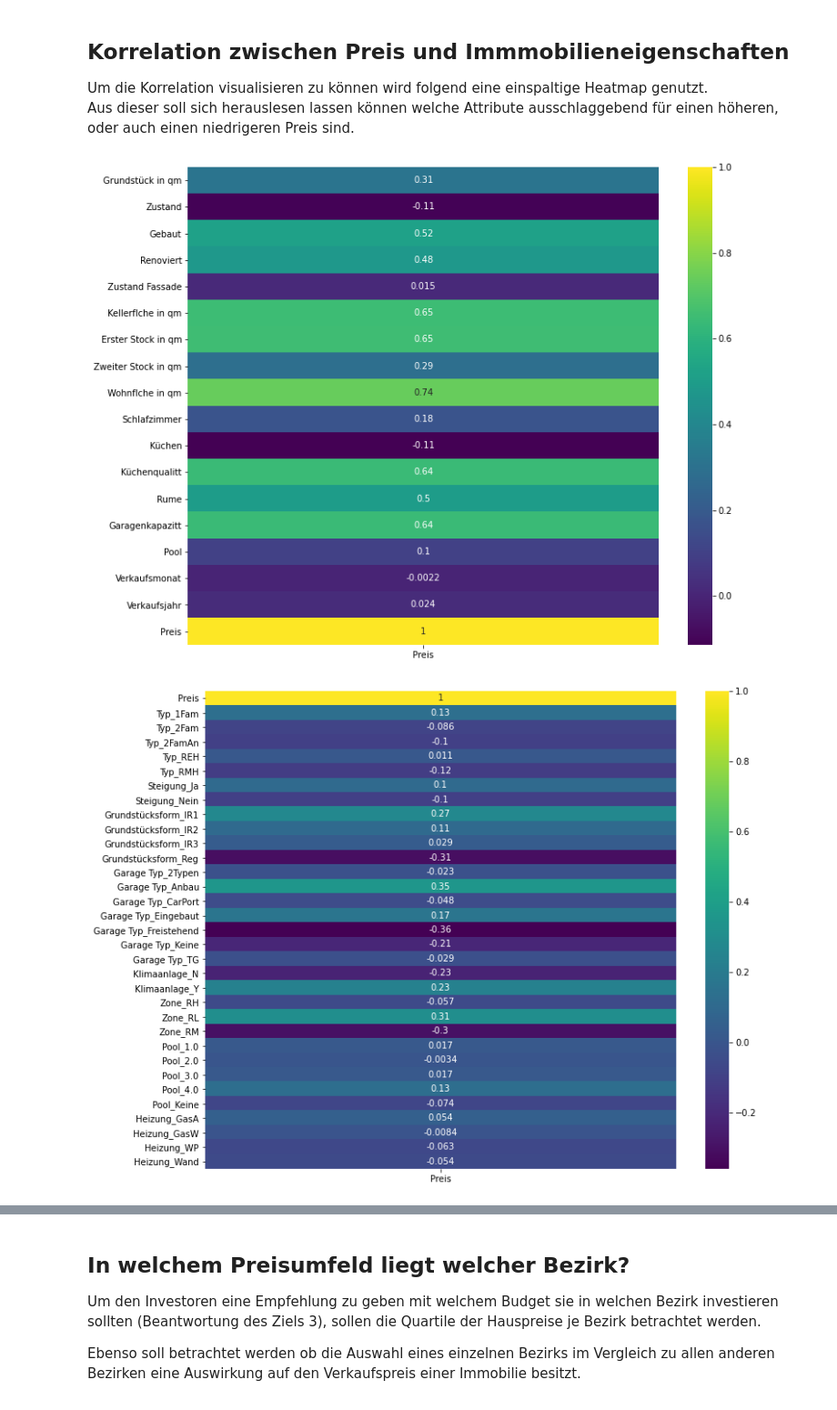
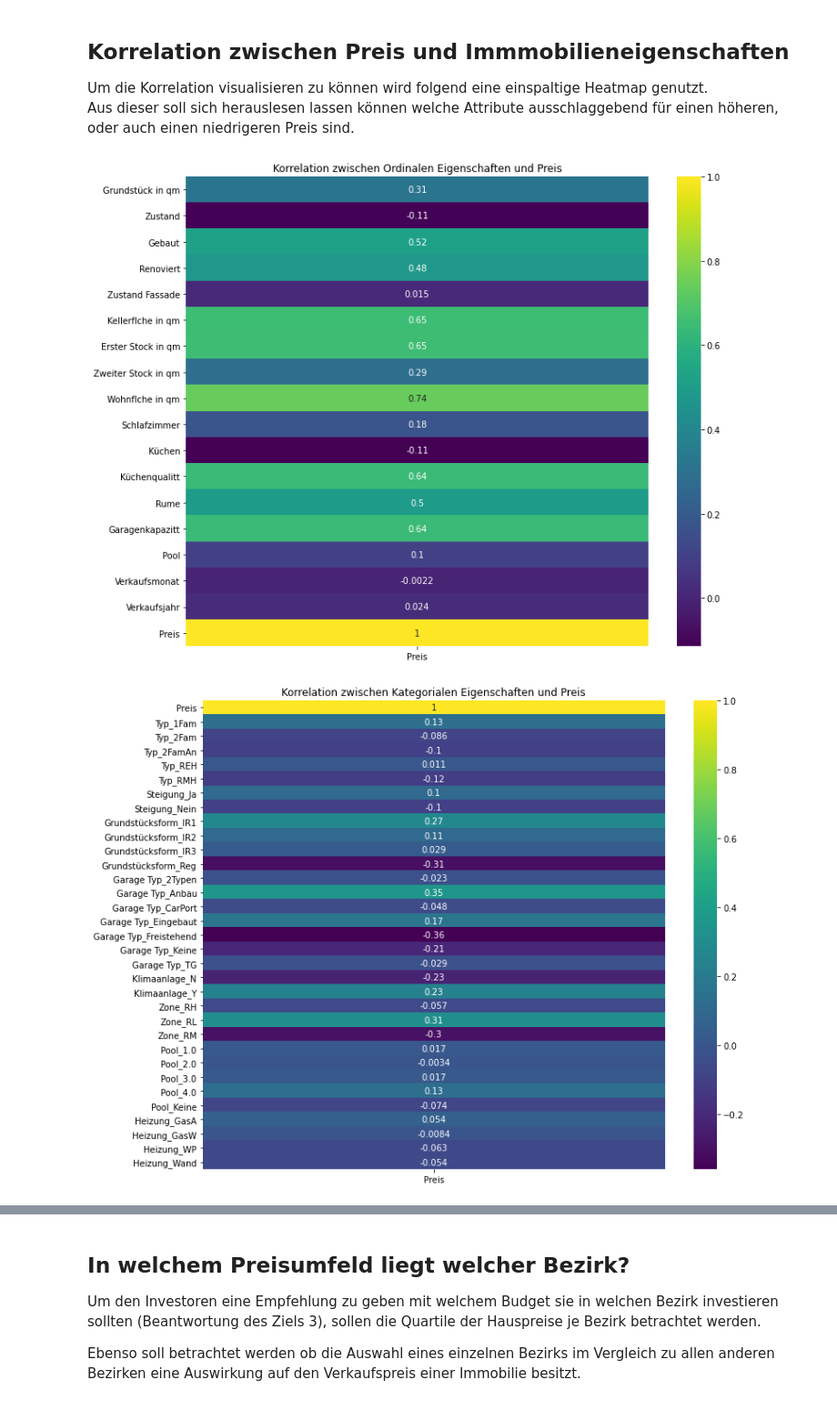
Before and after one commit to nailujx86/gotham-real-estate, a Jupyter notebook: Aufgabe2.ipynb, the cells around one changed output, grey strips where cells are left out. Shown at 91% size. Cells and saved outputs as stored; diff of their text form; code cells hidden in the pictures.

```diff
--- a/Aufgabe2.ipynb
+++ b/Aufgabe2.ipynb
@@ -105,20 +110,20 @@ Aus dieser soll sich herauslesen lassen können welche Attribute ausschlaggebend
 # %%
 # Ordinale Daten
 plt.figure(figsize = (12, 10))
-sb.heatmap(data = dataset.fillna(0).corr()['Preis'].to_frame(), annot = True, cmap = 'viridis')
+sb.heatmap(data = dataset.fillna(0).corr()['Preis'].to_frame(), annot = True, cmap = 'viridis').set_title("Korrelation zwischen Ordinalen Eigenschaften und Preis")
 plt.show()
 # %% [output]
-[figure, old version]
+[figure, new version]
 # %%
 # Kategoriale Daten
 encoded_kategorieeigenschaften = pd.get_dummies(dataset[['Typ', 'Steigung', 'Grundstücksform', 'Garage Typ', 'Klimaanlage', 'Zone', 'Pool', 'Heizung']].fillna('Keine'))
 
-bezirk_preis = dataset[['Preis']].join(encoded_kategorieeigenschaften)
+kategorie_preis = dataset[['Preis']].join(encoded_kategorieeigenschaften)
 plt.figure(figsize = (12, 10))
-sb.heatmap(data = bezirk_preis.corr()['Preis'].to_frame(), annot = True, cmap = 'viridis')
+sb.heatmap(data = kategorie_preis.corr()['Preis'].to_frame(), annot = True, cmap = 'viridis').set_title("Korrelation zwischen Kategorialen Eigenschaften und Preis")
 plt.show()
 # %% [output]
-[figure, old version]
+[figure, new version]
 # %% [markdown]
 ### Erkenntnis
 In einer Korrelation mit dem Preis stehende Eigenschaften sind:
```
Also changed, not shown: parts of 8 cells of this notebook, 22 other files.
